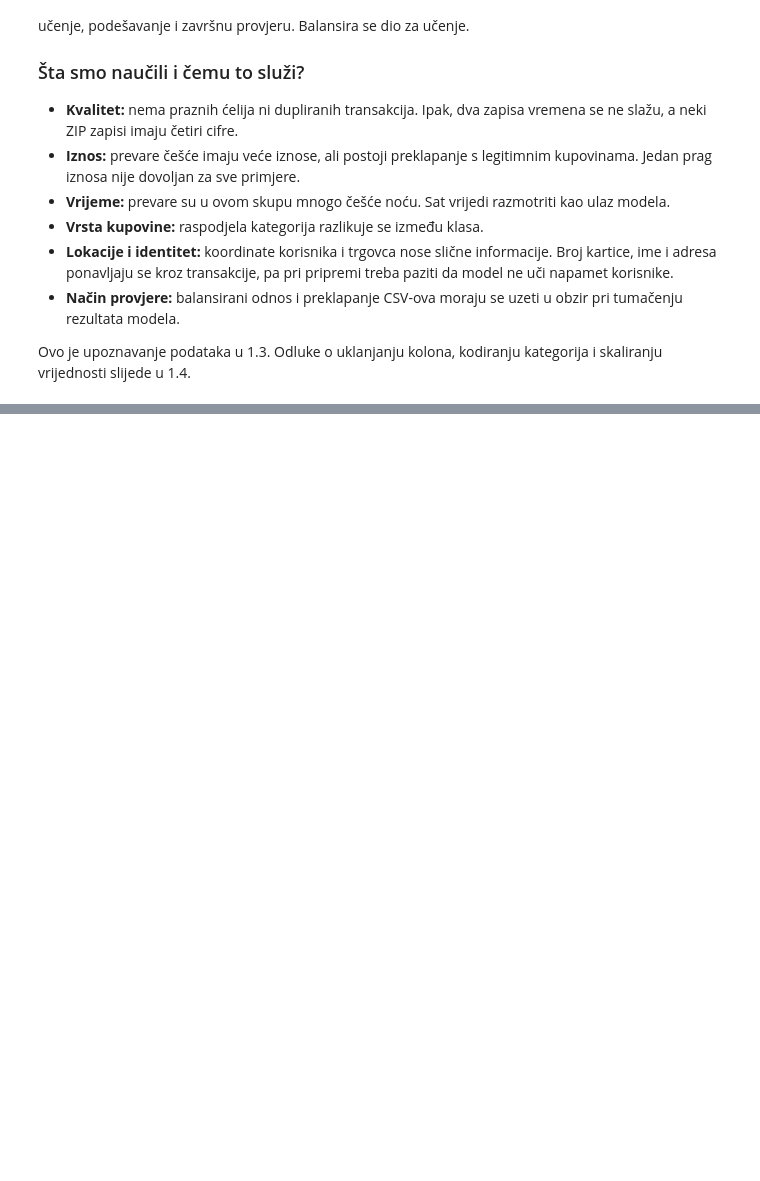
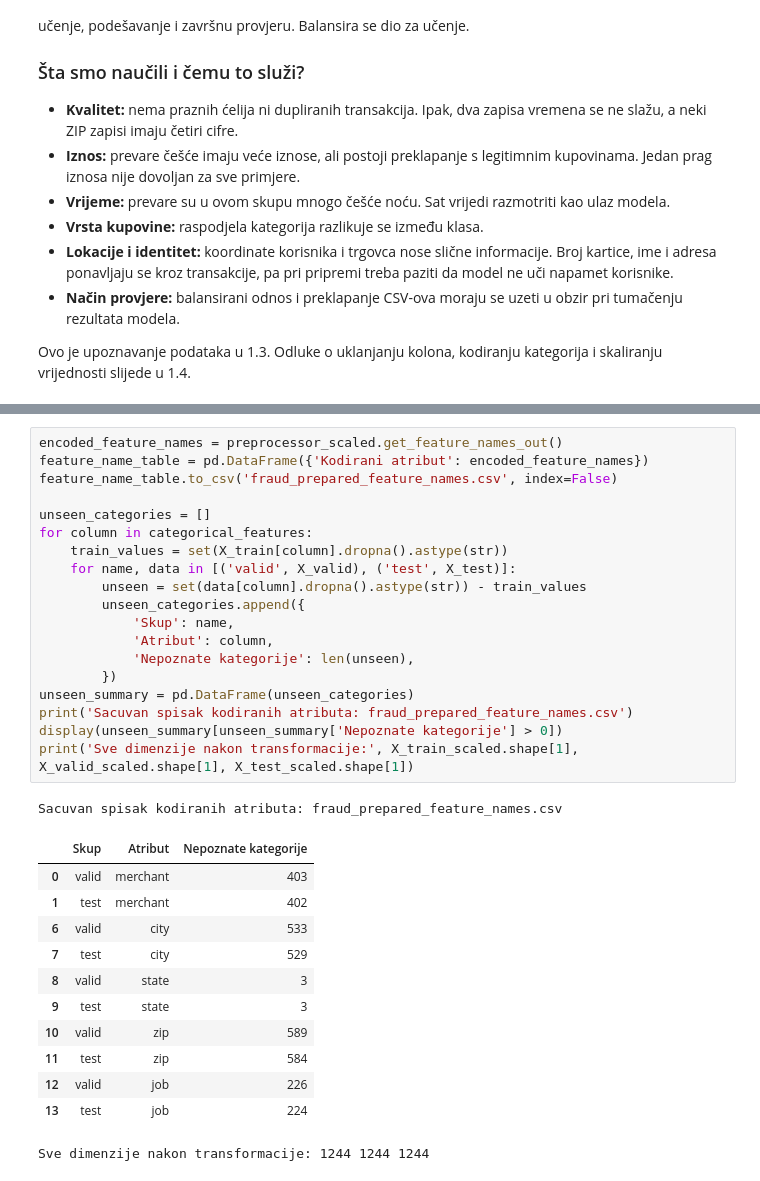
Before and after one commit to bakir004/mu, a Jupyter notebook: projekat.ipynb, the cells around one changed output, grey strips where cells are left out. Cells and saved outputs as stored; diff of their text form; blank space fills up the shorter version.

```diff
--- a/projekat.ipynb
+++ b/projekat.ipynb
@@ -1017,0 +1259,33 @@ U nastavku treba odabrati nebalansirane polazne podatke i izdvojiti trening, val
+# %%
+encoded_feature_names = preprocessor_scaled.get_feature_names_out()
+feature_name_table = pd.DataFrame({'Kodirani atribut': encoded_feature_names})
+feature_name_table.to_csv('fraud_prepared_feature_names.csv', index=False)
+
+unseen_categories = []
+for column in categorical_features:
+    train_values = set(X_train[column].dropna().astype(str))
+    for name, data in [('valid', X_valid), ('test', X_test)]:
+        unseen = set(data[column].dropna().astype(str)) - train_values
+        unseen_categories.append({
+            'Skup': name,
+            'Atribut': column,
+            'Nepoznate kategorije': len(unseen),
+        })
+unseen_summary = pd.DataFrame(unseen_categories)
+print('Sacuvan spisak kodiranih atributa: fraud_prepared_feature_names.csv')
+display(unseen_summary[unseen_summary['Nepoznate kategorije'] > 0])
+print('Sve dimenzije nakon transformacije:', X_train_scaled.shape[1], X_valid_scaled.shape[1], X_test_scaled.shape[1])
+# %% [output]
+Sacuvan spisak kodiranih atributa: fraud_prepared_feature_names.csv
+|  | Skup | Atribut | Nepoznate kategorije |
+| 0 | valid | merchant | 403 |
+| 1 | test | merchant | 402 |
+| 6 | valid | city | 533 |
+| 7 | test | city | 529 |
+| 8 | valid | state | 3 |
+| 9 | test | state | 3 |
+| 10 | valid | zip | 589 |
+| 11 | test | zip | 584 |
+| 12 | valid | job | 226 |
+| 13 | test | job | 224 |
+Sve dimenzije nakon transformacije: 1244 1244 1244
```
Also changed, not shown: parts of 13 cells of this notebook, 7 other files.
